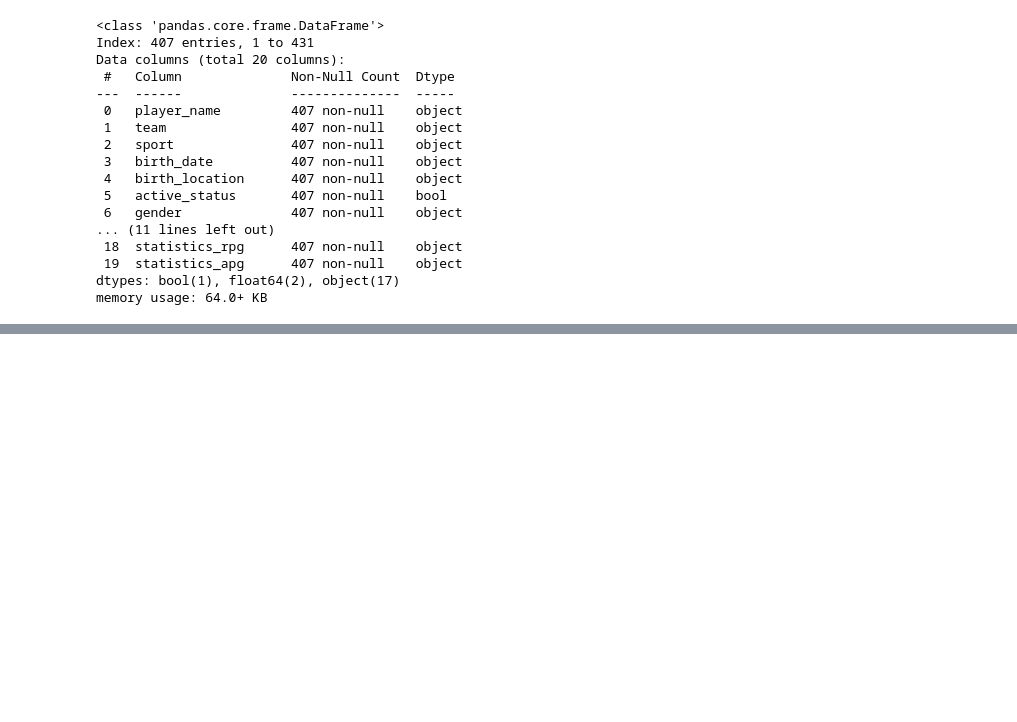
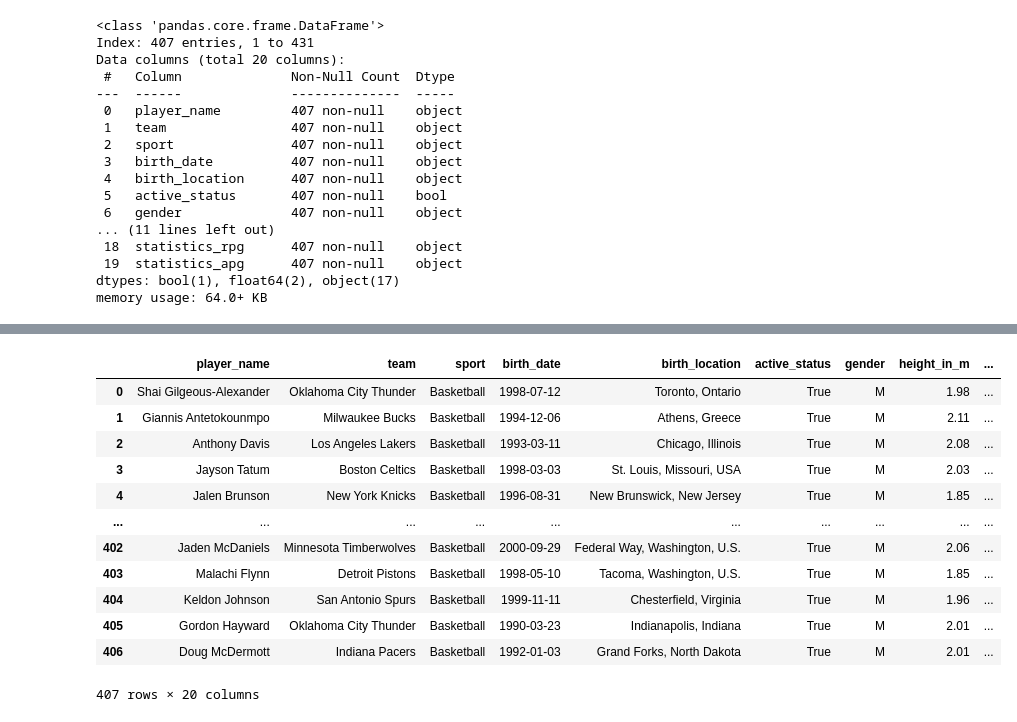
Before and after one commit to manab36/Data-Analysis, a Jupyter notebook: basketball_players_hypothesis_testing.ipynb, the cells around one changed output, grey strips where cells are left out. Saved outputs shown, nothing was run; the diff lists cells and outputs as text; code cells hidden in the pictures; blank space fills up the shorter version.

```diff
--- a/basketball_players_hypothesis_testing.ipynb
+++ b/basketball_players_hypothesis_testing.ipynb
@@ -278,0 +350,17 @@ Dataset Exploring
+# %%
+data= pd.read_csv(R"dataset\basketball_players.csv")
+data
+# %% [output]
+|  | player_name | team | sport | birth_date | birth_location | active_status | gender | height_in_m | ... |
+| 0 | Shai Gilgeous-Alexander | Oklahoma City Thunder | Basketball | 1998-07-12 | Toronto, Ontario | True | M | 1.98 | ... |
+| 1 | Giannis Antetokounmpo | Milwaukee Bucks | Basketball | 1994-12-06 | Athens, Greece | True | M | 2.11 | ... |
+| 2 | Anthony Davis | Los Angeles Lakers | Basketball | 1993-03-11 | Chicago, Illinois | True | M | 2.08 | ... |
+| 3 | Jayson Tatum | Boston Celtics | Basketball | 1998-03-03 | St. Louis, Missouri, USA | True | M | 2.03 | ... |
+| 4 | Jalen Brunson | New York Knicks | Basketball | 1996-08-31 | New Brunswick, New Jersey | True | M | 1.85 | ... |
+| ... | ... | ... | ... | ... | ... | ... | ... | ... | ... |
+| 402 | Jaden McDaniels | Minnesota Timberwolves | Basketball | 2000-09-29 | Federal Way, Washington, U.S. | True | M | 2.06 | ... |
+| 403 | Malachi Flynn | Detroit Pistons | Basketball | 1998-05-10 | Tacoma, Washington, U.S. | True | M | 1.85 | ... |
+| 404 | Keldon Johnson | San Antonio Spurs | Basketball | 1999-11-11 | Chesterfield, Virginia | True | M | 1.96 | ... |
+| 405 | Gordon Hayward | Oklahoma City Thunder | Basketball | 1990-03-23 | Indianapolis, Indiana | True | M | 2.01 | ... |
+| 406 | Doug McDermott | Indiana Pacers | Basketball | 1992-01-03 | Grand Forks, North Dakota | True | M | 2.01 | ... |
+407 rows × 20 columns
```
Also changed, not shown: parts of 7 cells of this notebook, 1 other file.
